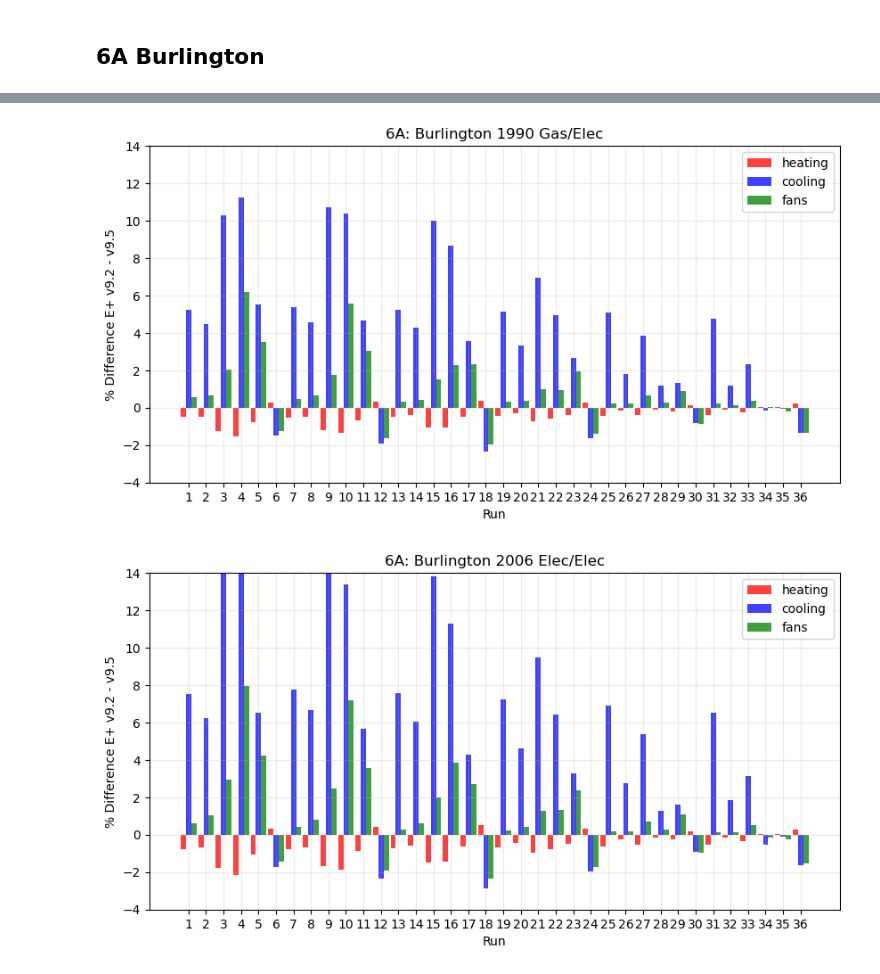
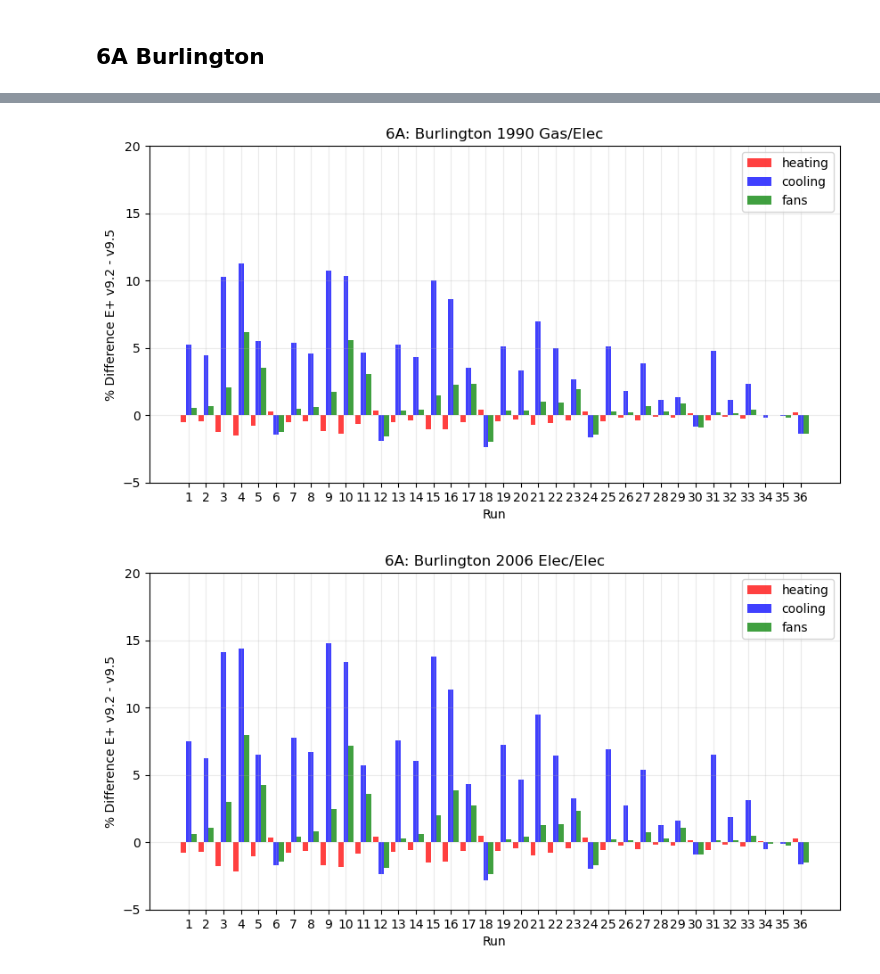
Before and after one commit to klharp/AE_Analysis, a Jupyter notebook: VersionAnalysis6A.ipynb, the cells around one changed output, grey strips where cells are left out. Saved outputs shown, nothing was run; the diff lists cells and outputs as text; code cells hidden in the pictures.

```diff
--- a/VersionAnalysis6A.ipynb
+++ b/VersionAnalysis6A.ipynb
@@ -152,42 +152,42 @@ plt.grid(alpha=.25)
 plt.title("6A: Burlington 1990 Gas/Elec")
 plt.xlabel("Run")
 plt.xticks(x2)
-plt.ylim([-4, 14])
+plt.ylim([-5, 20])
 plt.ylabel("% Difference E+ v9.2 - v9.5")
 
 plt.savefig("images/bvt1990gas.png")
 plt.show()
 # %% [output]
-[figure, old version]
+[figure, new version]
 # %%
 # BVT 2006 elec/elec
 
 x3 = energy_bvt2006_elec["Run"]
 heating3 = energy_bvt2006_elec["HeatingPercentDifference"]
 cooling3 = energy_bvt2006_elec["CoolingPercentDifference"]
 fans3 = energy_bvt2006_elec["FanPercentDifference"]
 w = .3
 
 figure(figsize=(10,5), dpi=100)
 
 ax = plt.subplot(111)
 ax.bar(x3-w, heating3, width=w, color="r", label="heating", align="center", alpha=.75)
 ax.bar(x3, cooling3, width=w, color="b", label="cooling",  align="center", alpha=.75)
 ax.bar(x3+w, fans3, width=w, color="g", label="fans",  align="center", alpha=.75)
 
 
 plt.legend()
 plt.grid(alpha=.25)
 plt.title("6A: Burlington 2006 Elec/Elec")
 plt.xlabel("Run")
 plt.xticks(x3)
-plt.ylim([-4, 14])
+plt.ylim([-5, 20])
 plt.ylabel("% Difference E+ v9.2 - v9.5")
 
 plt.savefig("images/bvt2006elec.png")
 plt.show()
 # %% [output]
-[figure, old version]
+[figure, new version]
 # %%
 # BVT 2006 gas/elec
 
```
Also changed, not shown: parts of 4 cells of this notebook, 47 other files.
